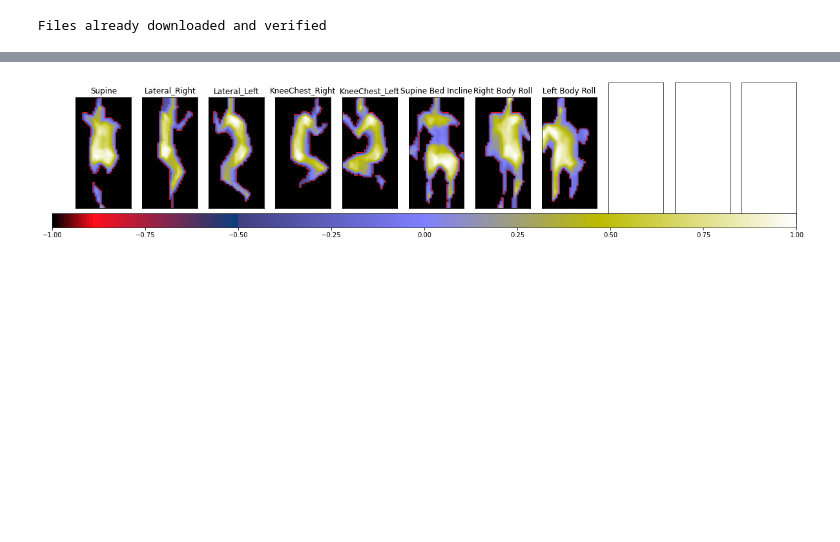
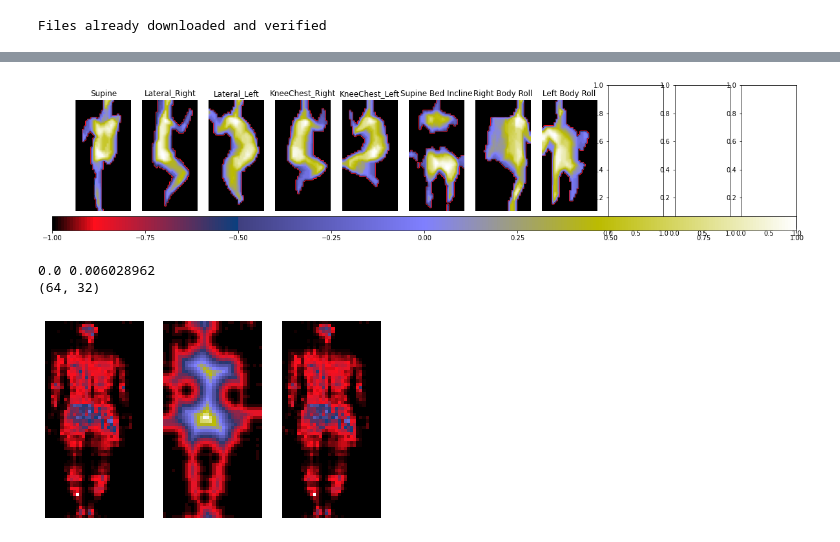
Before and after one commit to jb3rndt/wisemat-posture-classification, a Jupyter notebook: transforms_visualizations.ipynb, the cells around one changed output, grey strips where cells are left out. Drawn from its saved outputs; the diff is of its cells as text; code cells hidden in the pictures; blank space fills up the shorter version.

```diff
--- a/transforms_visualizations.ipynb
+++ b/transforms_visualizations.ipynb
@@ -95,9 +97,36 @@ image_row(physionet.x[0], physionet_transformed[0], zca_transformed_physionet[0]
 # %%
-plot_samples(dataset, sample_indices, classes, transform = torchvision.transforms.Compose([
+plot_samples(physionet, sample_indices, classes, transform = torchvision.transforms.Compose([
         *basic_transforms,
         Close((2,4), ktype=cv2.MORPH_CROSS, iterations=2),
         # Erode((2,2), ktype=cv2.MORPH_CROSS, iterations=2),
         #Close((3,3), ktype=cv2.MORPH_CROSS, iterations=2),
 ]))
 # %% [output]
-[figure, old version]
+[figure, new version]
+# %%
+from utils.transforms import *
+from utils.visualizations import *
+import utils.transforms as tf
+import utils.visualizations as vi
+import importlib
+importlib.reload(tf)
+importlib.reload(vi)
+from skimage import data
+
+transforms = torchvision.transforms.Compose([
+    Normalize(),
+])
+
+sample = transforms(physionet[0])
+image = sample[0]
+image = image.reshape(image.shape[1:])
+
+background = tf.roll_ball(image, radius=75, normalized=True)
+print(background.min(), background.max())
+rolled_image = image-background
+print(image.shape)
+vi.image_row(image, background, rolled_image)
+# %% [output]
+0.0 0.006028962
+(64, 32)
+[figure, added]
```
Also changed, not shown: parts of 10 cells of this notebook.
